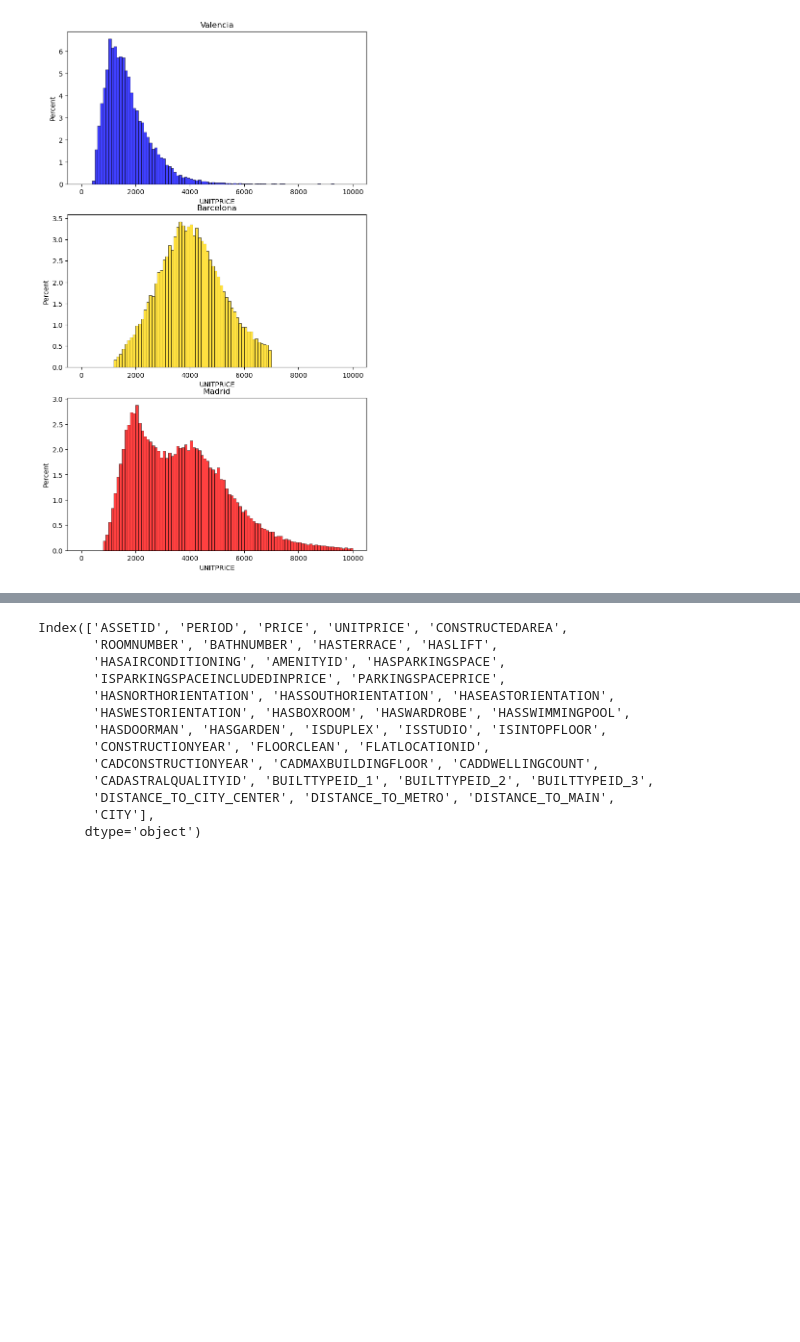
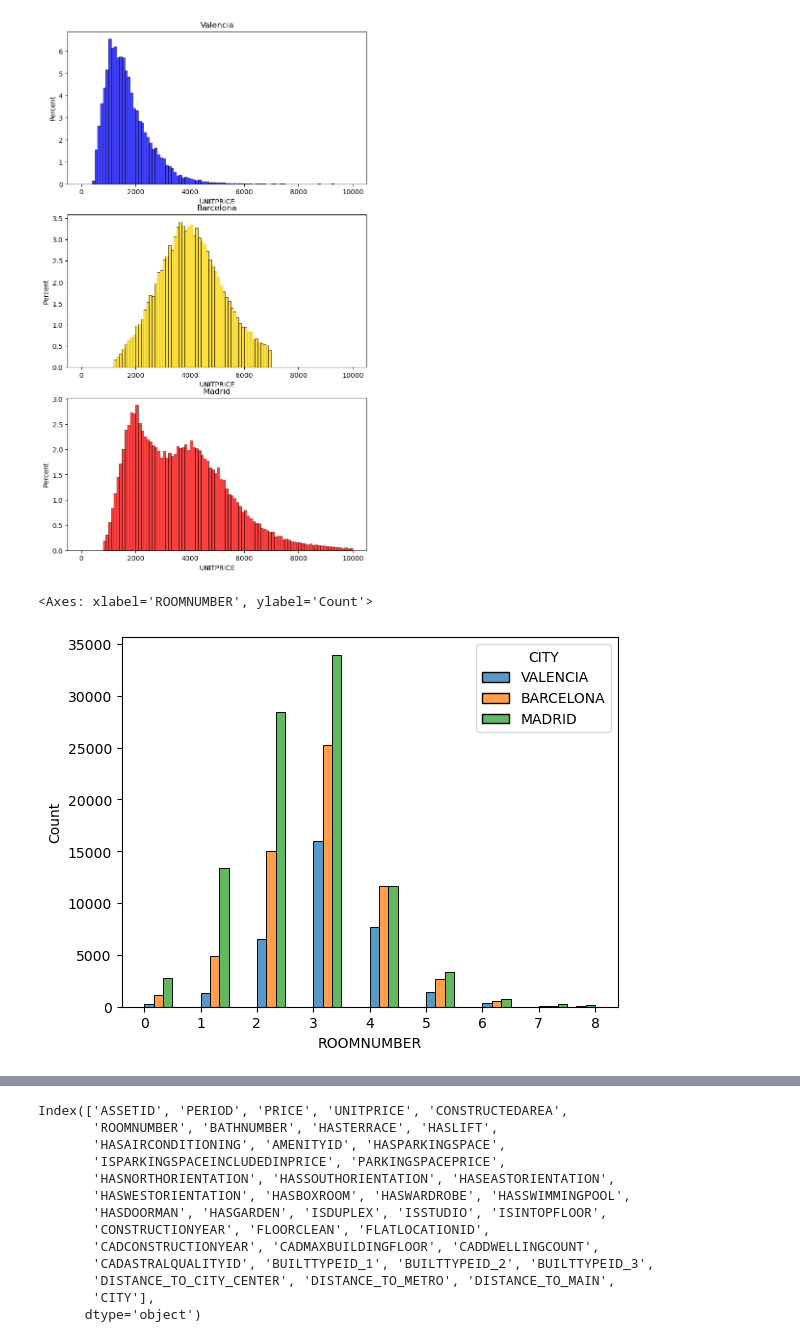
Before and after one commit to AlvaroCorrales/idealista18, a Jupyter notebook: experiments/experiments.ipynb, the cells around one changed output, grey strips where cells are left out. Saved outputs shown, nothing was run; the diff lists cells and outputs as text; code cells hidden in the pictures; blank space fills up the shorter version.

```diff
--- a/experiments/experiments.ipynb
+++ b/experiments/experiments.ipynb
@@ -113,3 +113,8 @@ ax[2].set_title('Madrid')
 # %% [output]
 Text(0.5, 1.0, 'Madrid')
 [figure]
+# %%
+sns.histplot(data=df, x='ROOMNUMBER', hue='CITY', binrange=(0,8), binwidth=0.5, multiple = 'dodge')
+# %% [output]
+<Axes: xlabel='ROOMNUMBER', ylabel='Count'>
+[figure, added]
```
Also changed, not shown: parts of 2 cells of this notebook.
